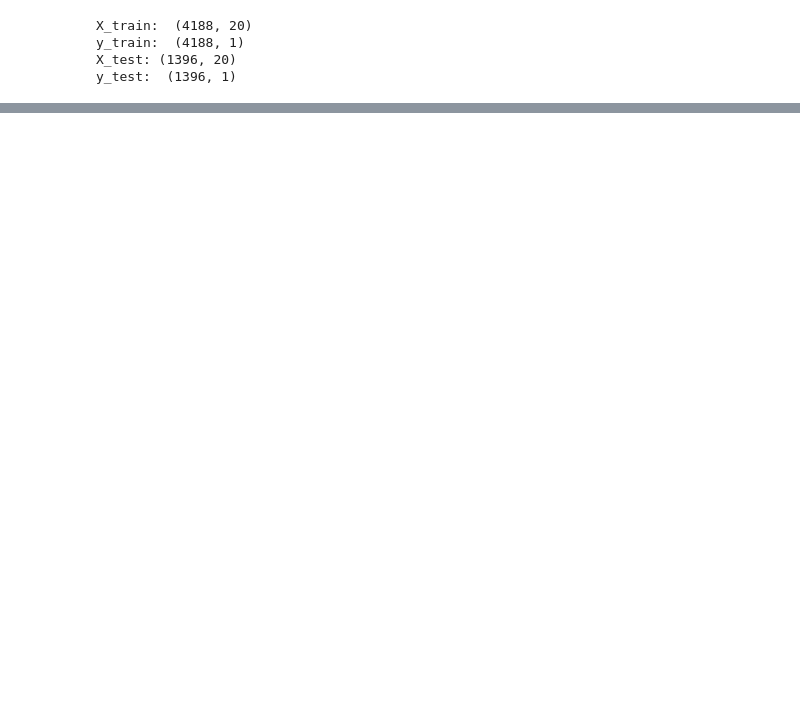
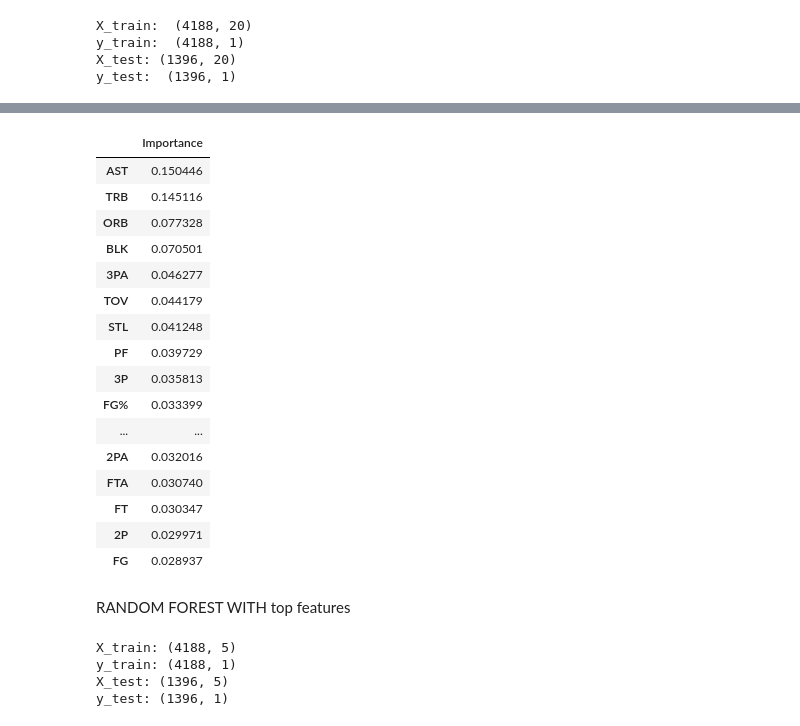
Before and after one commit to bbazzis/ML-NBA-Position, a Jupyter notebook: predictor.ipynb, the cells around one changed output, grey strips where cells are left out. Cells and saved outputs as stored; diff of their text form; code cells hidden in the pictures; blank space fills up the shorter version.

```diff
--- a/predictor.ipynb
+++ b/predictor.ipynb
@@ -189,0 +350,13 @@ Accuract score decision tree:  0.6124641833810889
+# %%
+df1_rand_for = df1_decision_tree.copy()
+
+x = df1_rand_for.drop('Pos', axis = 1)
+y = df1_rand_for.loc[:,'Pos']
+
+y = y.map(pos_dict).values.reshape(-1,1)
+# %%
+X_train, X_test, y_train, y_test = train_test_split(x, y, random_state=1, stratify=y)
+print('X_train:', X_train.shape)
+print('y_train:', y_train.shape)
+print('X_test:', X_test.shape)
+print('y_test:', y_test.shape)
@@ -189,0 +368,10 @@ Accuract score decision tree:  0.6124641833810889
+# %%
+scaler = StandardScaler()
+X_scaler = scaler.fit(X_train)
+
+X_train_scaled = X_scaler.transform(X_train)
+X_test_scaled = X_scaler.transform(X_test)
+# %%
+model_rf1 = RandomForestClassifier(n_estimators=500, random_state=1)
+model_rf1 = model_rf1.fit(X_train_scaled, y_train)
+predictions = model_rf1.predict(X_test_scaled)
@@ -189,0 +398,24 @@ Accuract score decision tree:  0.6124641833810889
+# %%
+# feature importance
+rf1_importances = pd.DataFrame(model_rf1.feature_importances_, index = X_train.columns, columns=['Importance']).sort_values('Importance', ascending=False)
+rf1_importances
+# %% [output]
+|  | Importance |
+| AST | 0.150446 |
+| TRB | 0.145116 |
+| ORB | 0.077328 |
+| BLK | 0.070501 |
+| 3PA | 0.046277 |
+| TOV | 0.044179 |
+| STL | 0.041248 |
+| PF | 0.039729 |
+| 3P | 0.035813 |
+| FG% | 0.033399 |
+| ... | ... |
+| 2PA | 0.032016 |
+| FTA | 0.030740 |
+| FT | 0.030347 |
+| 2P | 0.029971 |
+| FG | 0.028937 |
+# %% [markdown]
+RANDOM FOREST WITH top features
@@ -189,0 +430,11 @@ Accuract score decision tree:  0.6124641833810889
+# %%
+X_train, X_test, y_train, y_test = train_test_split(x, y, random_state=1, stratify=y)
+print('X_train:', X_train.shape)
+print('y_train:', y_train.shape)
+print('X_test:', X_test.shape)
+print('y_test:', y_test.shape)
+# %% [output]
+X_train: (4188, 5)
+y_train: (4188, 1)
+X_test: (1396, 5)
+y_test: (1396, 1)
```
Also changed, not shown: parts of 31 cells of this notebook.
